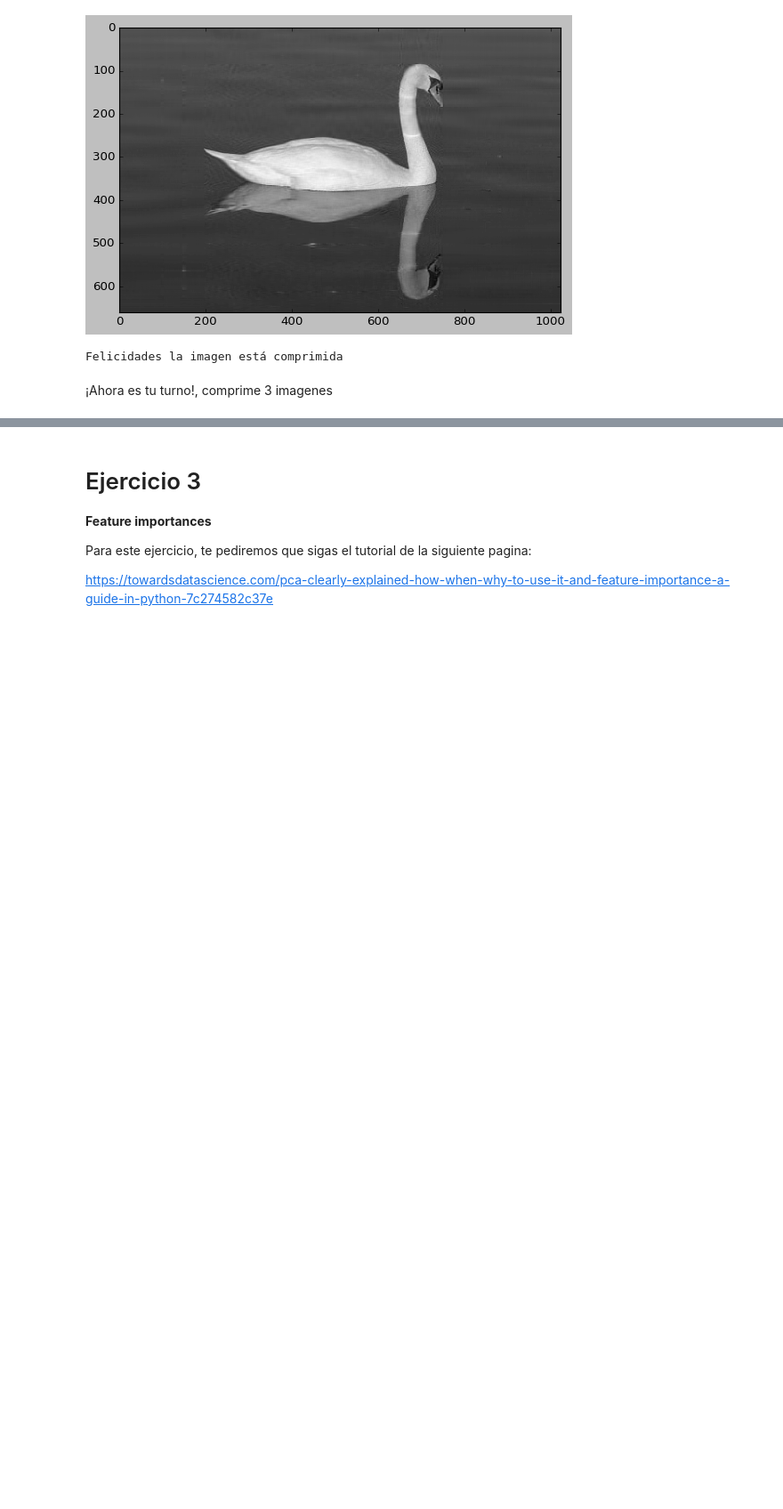
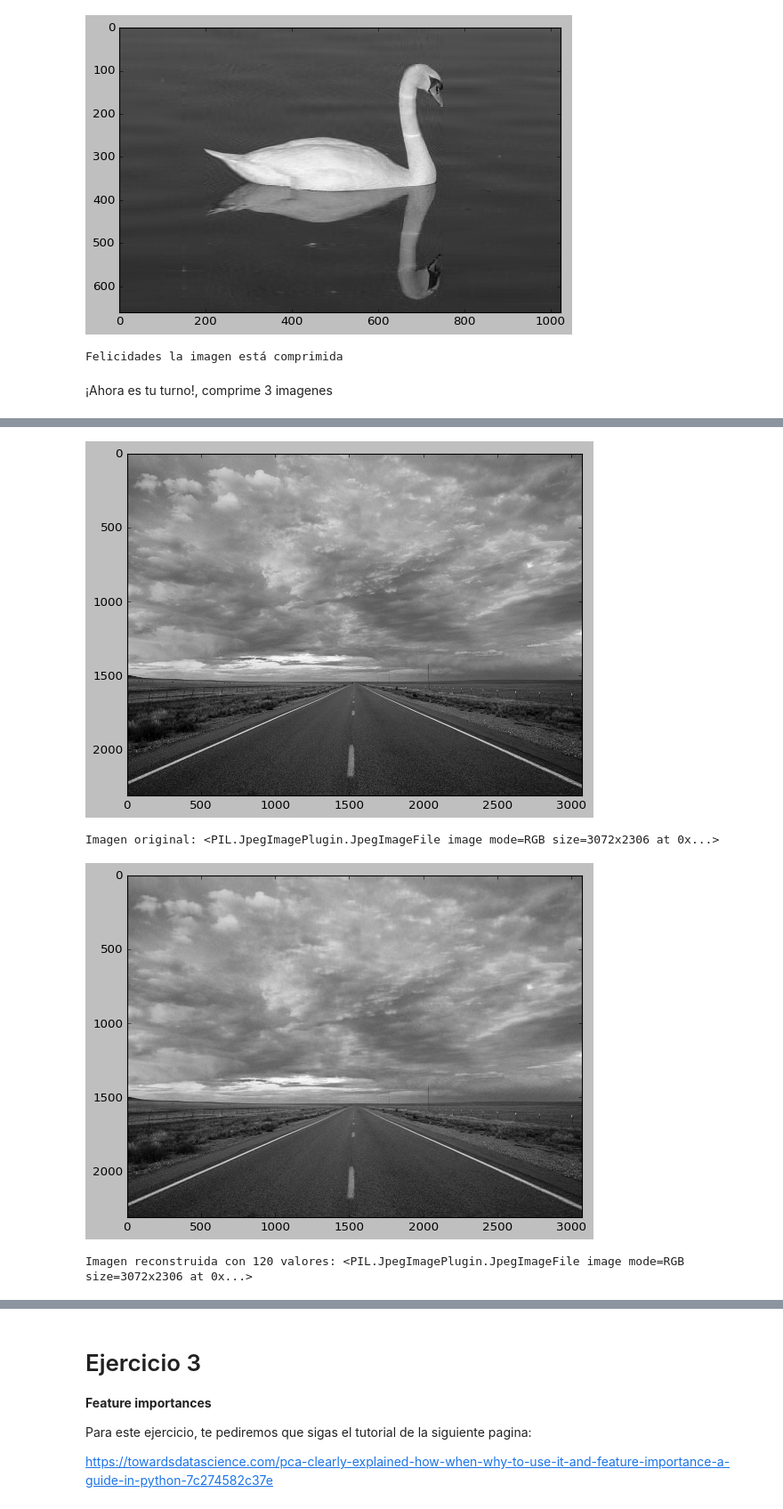
Before and after one commit to PosgradoMNA/actividades-de-aprendizaje-Walt9819, a Jupyter notebook: Week5/Reduccion_dimensiones.ipynb, the cells around one changed output, grey strips where cells are left out. Shown at 89% size. Saved outputs shown, nothing was run; the diff lists cells and outputs as text; code cells hidden in the pictures; blank space fills up the shorter version.

```diff
--- a/Week5/Reduccion_dimensiones.ipynb
+++ b/Week5/Reduccion_dimensiones.ipynb
@@ -290,0 +314,9 @@ Felicidades la imagen está comprimida
+# %%
+#imagen 2
+img_2 = Image.open(urllib.request.urlopen('https://i.natgeofe.com/n/2a832501-483e-422f-985c-0e93757b7d84/6.jpg'))
+reconstructImage(img_2, 120) # Random paths (clouds) are not easily compressed as the highway
+# %% [output]
+[figure, added]
+Imagen original: <PIL.JpegImagePlugin.JpegImageFile image mode=RGB size=3072x2306 at 0x...>
+[figure, added]
+Imagen reconstruida con 120 valores: <PIL.JpegImagePlugin.JpegImageFile image mode=RGB size=3072x2306 at 0x...>
```
Also changed, not shown: parts of 23 cells of this notebook.
